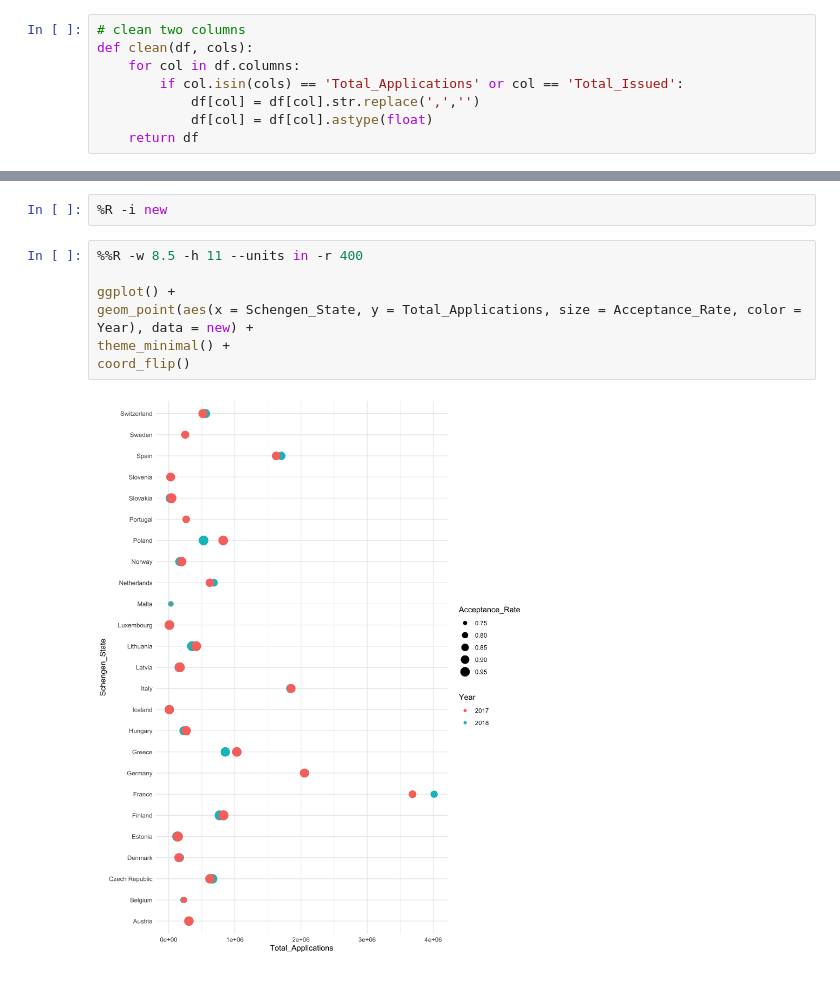
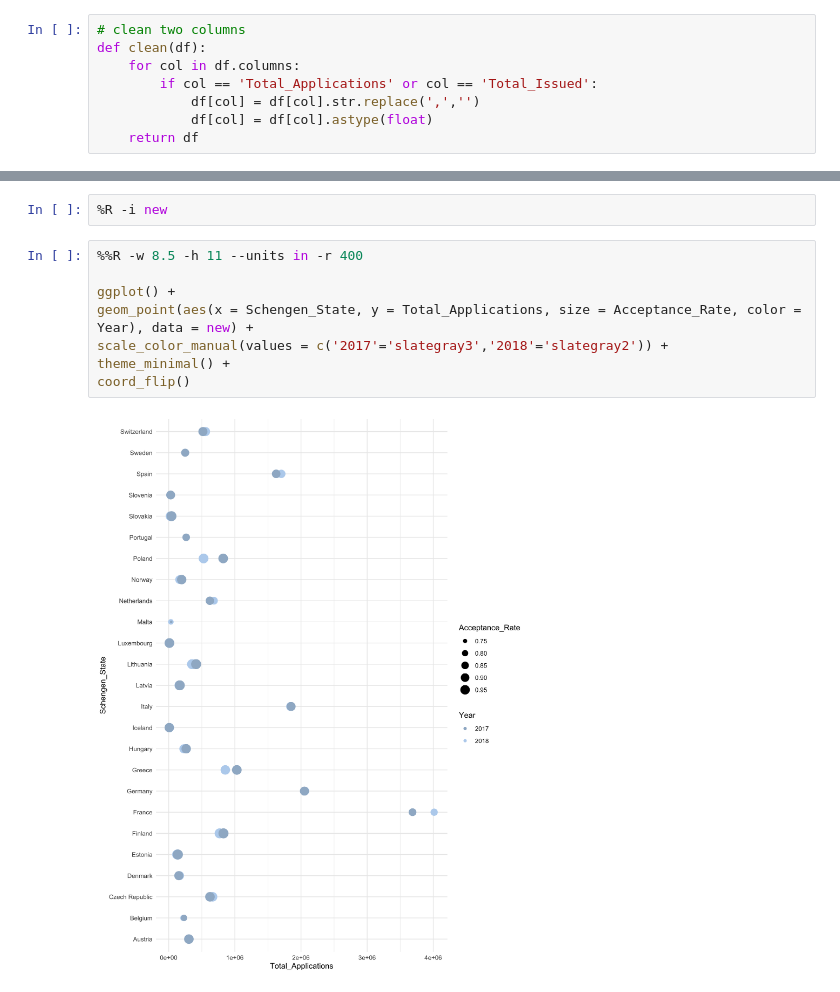
Before and after one commit to hannahlyon/schengen-visa-issuance-statistics, a Jupyter notebook: eda.ipynb, the cells around one changed output, grey strips where cells are left out. Cells and saved outputs as stored; diff of their text form.

```diff
--- a/eda.ipynb
+++ b/eda.ipynb
@@ -38,9 +38,9 @@ df2018 = df2018[df_cols]
 df2018.columns = new_cols
 # %%
 # clean two columns
-def clean(df, cols):
+def clean(df):
     for col in df.columns:
-        if col.isin(cols) == 'Total_Applications' or col == 'Total_Issued':
+        if col == 'Total_Applications' or col == 'Total_Issued':
             df[col] = df[col].str.replace(',','')
             df[col] = df[col].astype(float)
     return df
@@ -243,9 +244,10 @@ ggplot() +
 # %%
 %%R -w 8.5 -h 11 --units in -r 400
 
 ggplot() +
 geom_point(aes(x = Schengen_State, y = Total_Applications, size = Acceptance_Rate, color = Year), data = new) +
+scale_color_manual(values = c('2017'='slategray3','2018'='slategray2')) +
 theme_minimal() +
 coord_flip()
 # %% [output]
-[figure, old version]
+[figure, new version]
```
Also changed, not shown: parts of 9 cells of this notebook.
